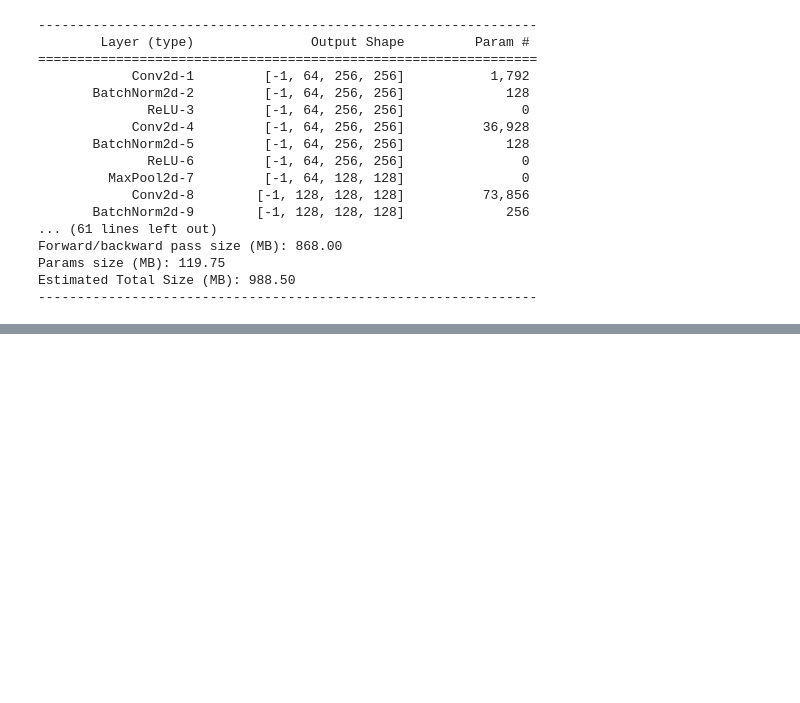
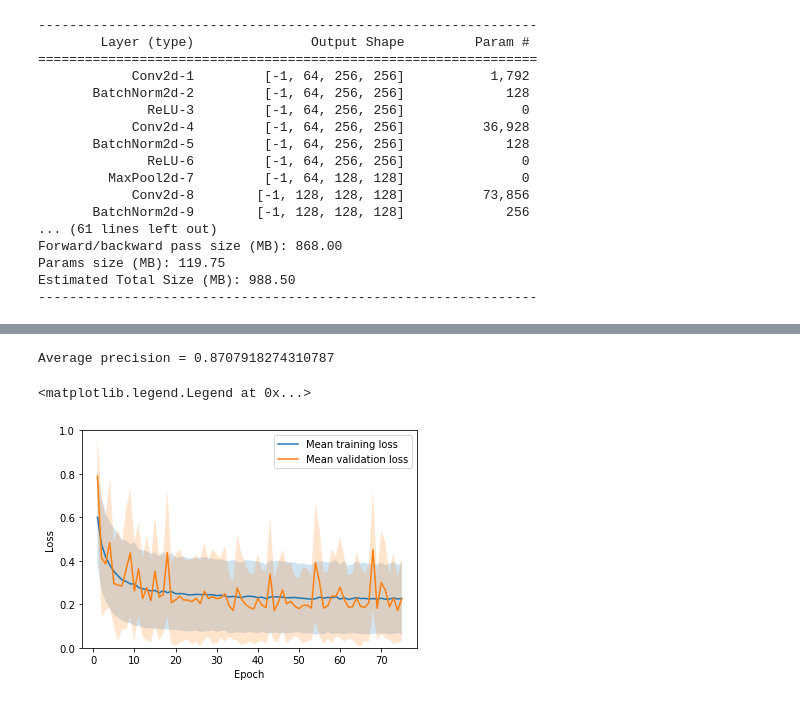
Before and after one commit to francois-rozet/adopptrs, a Jupyter notebook: python/unet.ipynb, the cells around one changed output, grey strips where cells are left out. Saved outputs shown, nothing was run; the diff lists cells and outputs as text; code cells hidden in the pictures; blank space fills up the shorter version.

```diff
--- a/python/unet.ipynb
+++ b/python/unet.ipynb
@@ -77,0 +107,34 @@ DiceLoss, TP, TN, FP, FN = [2.70212955e-01 2.54278511e+03 3.23518014e+05 3.56321
+# %%
+average_precision = -np.trapz(x=recall, y=precision)
+
+print('Average precision = {}'.format(average_precision))
+# %% [output]
+Average precision = 0.8707918274310787
+# %%
+import pandas as pd
+
+stats = pd.read_csv('../products/csv/statistics_via.csv')
+
+plt.plot(stats['epoch'], stats['train_loss_mean'], label='Mean training loss')
+plt.fill_between(
+    stats['epoch'],
+    stats['train_loss_mean'] - stats['train_loss_std'],
+    stats['train_loss_mean'] + stats['train_loss_std'],
+    alpha=0.2
+)
+
+plt.plot(stats['epoch'], stats['valid_loss_mean'], label='Mean validation loss')
+plt.fill_between(
+    stats['epoch'],
+    stats['valid_loss_mean'] - stats['valid_loss_std'],
+    stats['valid_loss_mean'] + stats['valid_loss_std'],
+    alpha=0.2
+)
+
+plt.xlabel('Epoch')
+plt.ylabel('Loss')
+plt.ylim(0., 1.)
+plt.legend()
+# %% [output]
+<matplotlib.legend.Legend at 0x...>
+[figure, added]
```
Also changed, not shown: parts of 7 cells of this notebook, 6 other files.
